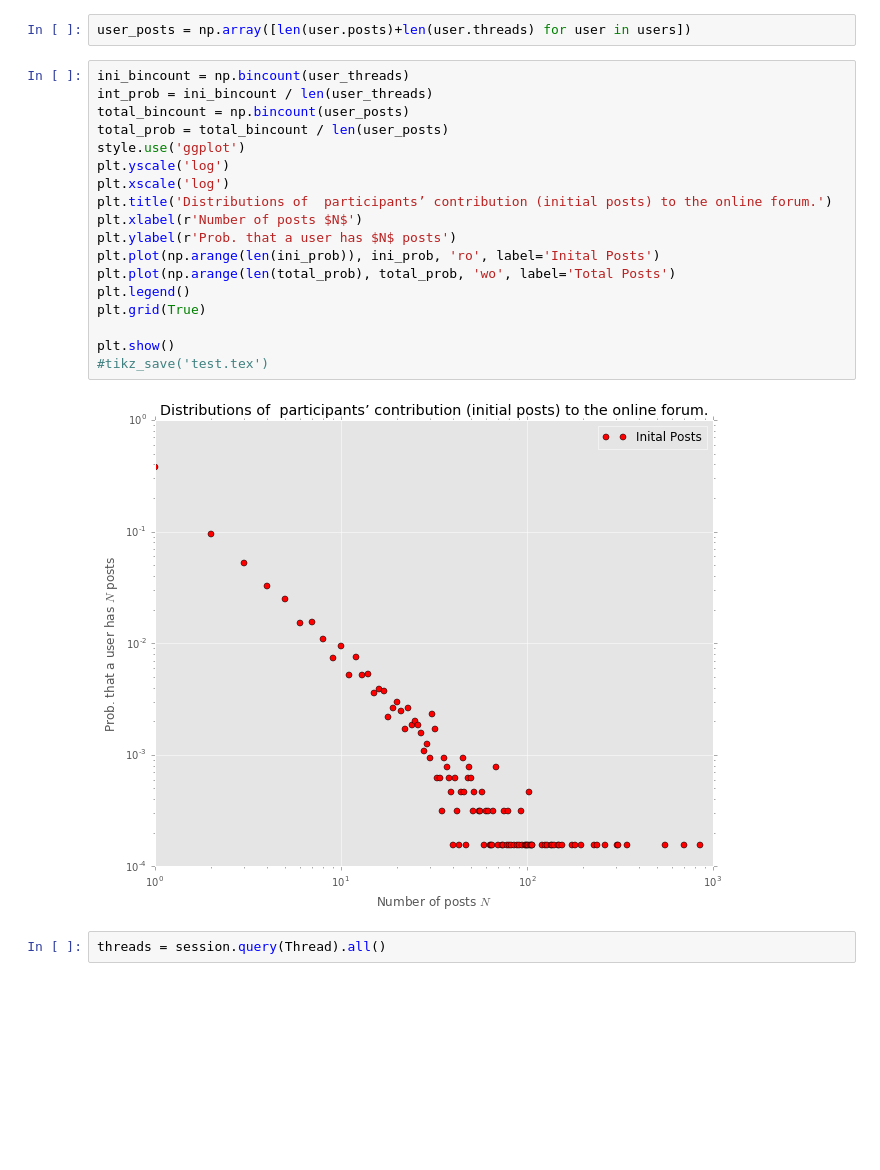
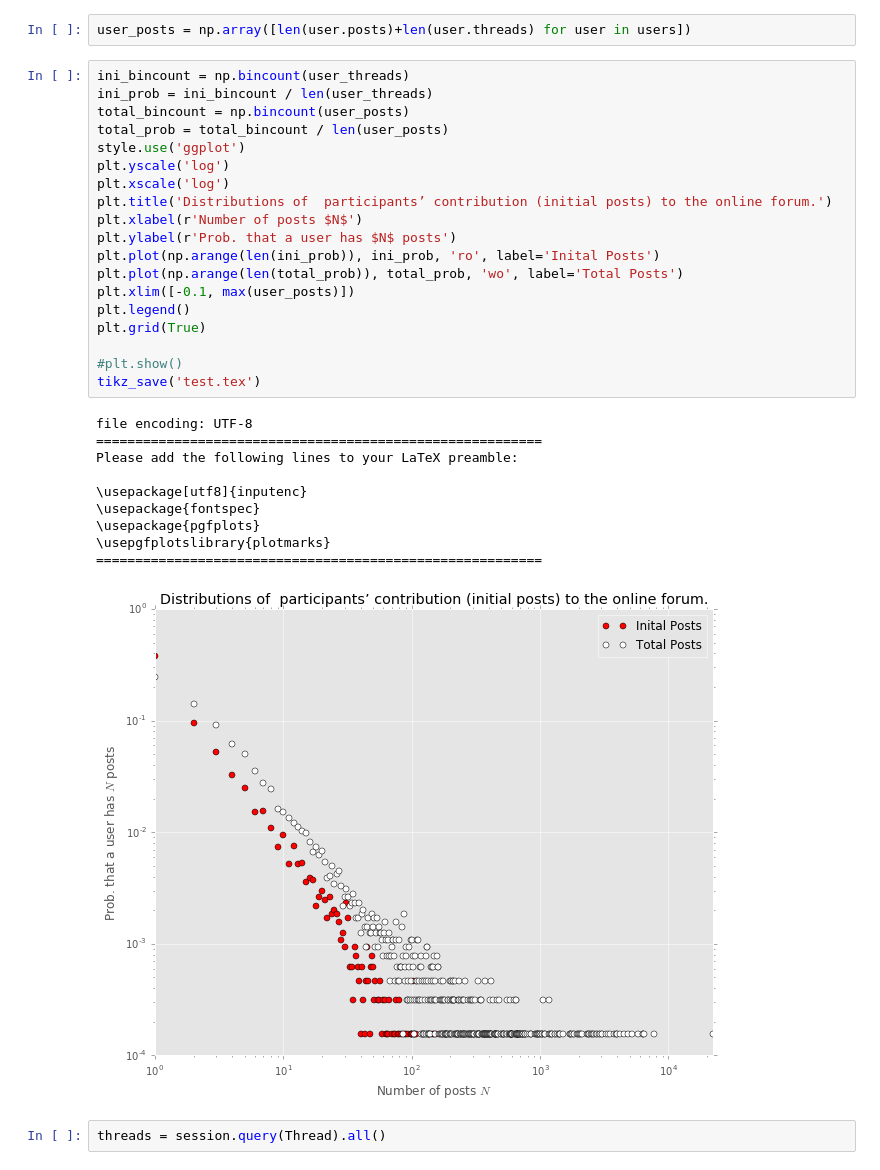
Before and after one commit to stomachacheGE/forum_crawler, a Jupyter notebook: healingwell_statistic.ipynb, the cells around one changed output. Drawn from its saved outputs; the diff is of its cells as text; blank space fills up the shorter version.

```diff
--- a/healingwell_statistic.ipynb
+++ b/healingwell_statistic.ipynb
@@ -68,23 +68,33 @@ user_threads = np.array([len(user.threads) for user in users])
 user_posts = np.array([len(user.posts)+len(user.threads) for user in users])
 # %%
 ini_bincount = np.bincount(user_threads)
-int_prob = ini_bincount / len(user_threads)
+ini_prob = ini_bincount / len(user_threads)
 total_bincount = np.bincount(user_posts)
 total_prob = total_bincount / len(user_posts)
 style.use('ggplot')
 plt.yscale('log')
 plt.xscale('log')
 plt.title('Distributions of  participants’ contribution (initial posts) to the online forum.')
 plt.xlabel(r'Number of posts $N$')
 plt.ylabel(r'Prob. that a user has $N$ posts')
 plt.plot(np.arange(len(ini_prob)), ini_prob, 'ro', label='Inital Posts')
-plt.plot(np.arange(len(total_prob), total_prob, 'wo', label='Total Posts')
+plt.plot(np.arange(len(total_prob)), total_prob, 'wo', label='Total Posts')
+plt.xlim([-0.1, max(user_posts)])
 plt.legend()
 plt.grid(True)
 
-plt.show()
-#tikz_save('test.tex')
+#plt.show()
+tikz_save('test.tex')
 # %% [output]
+file encoding: UTF-8
+=========================================================
+Please add the following lines to your LaTeX preamble:
+
+\usepackage[utf8]{inputenc}
+\usepackage{fontspec}
+\usepackage{pgfplots}
+\usepgfplotslibrary{plotmarks}
+=========================================================
-[figure, old version]
+[figure, new version]
 # %%
 threads = session.query(Thread).all()
```
Also changed, not shown: parts of 9 cells of this notebook, 7 other files.
